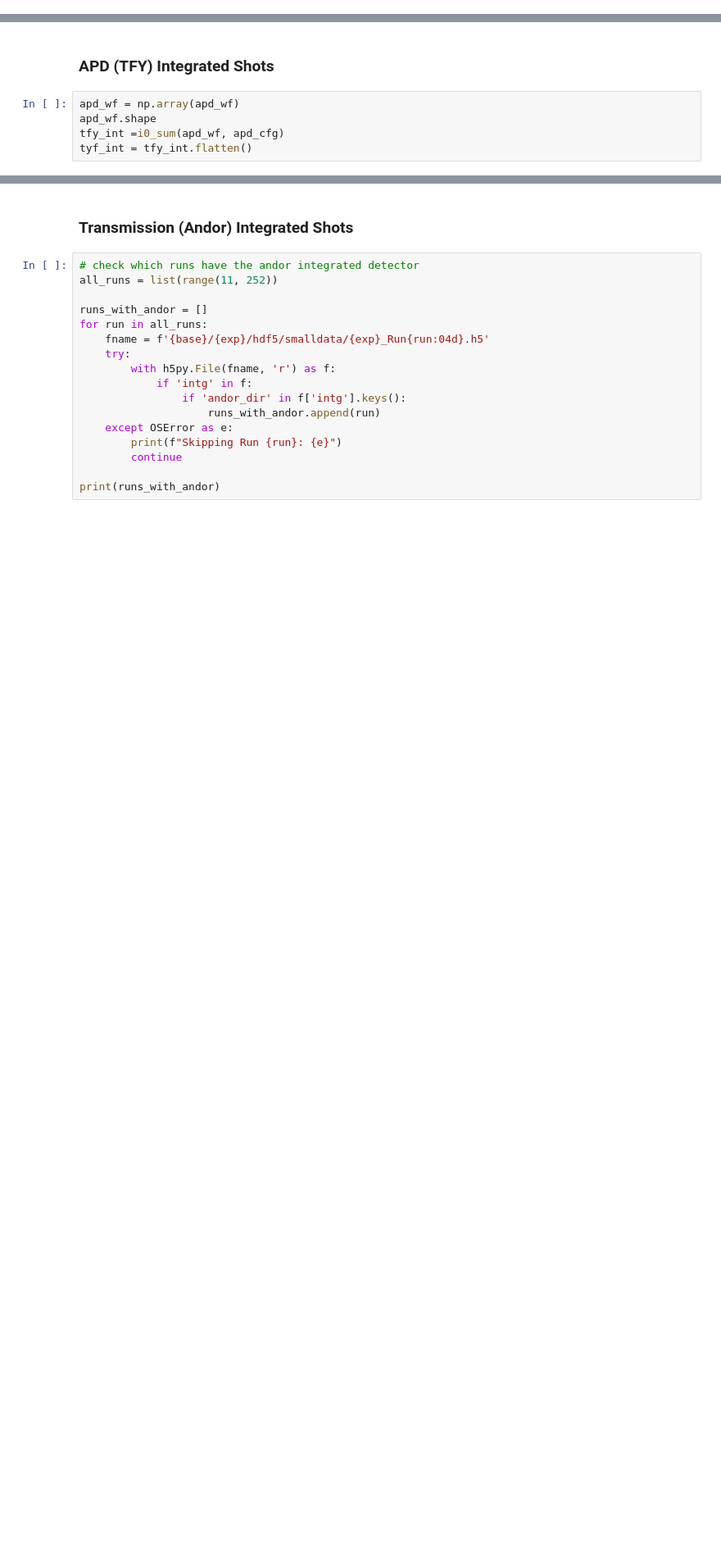
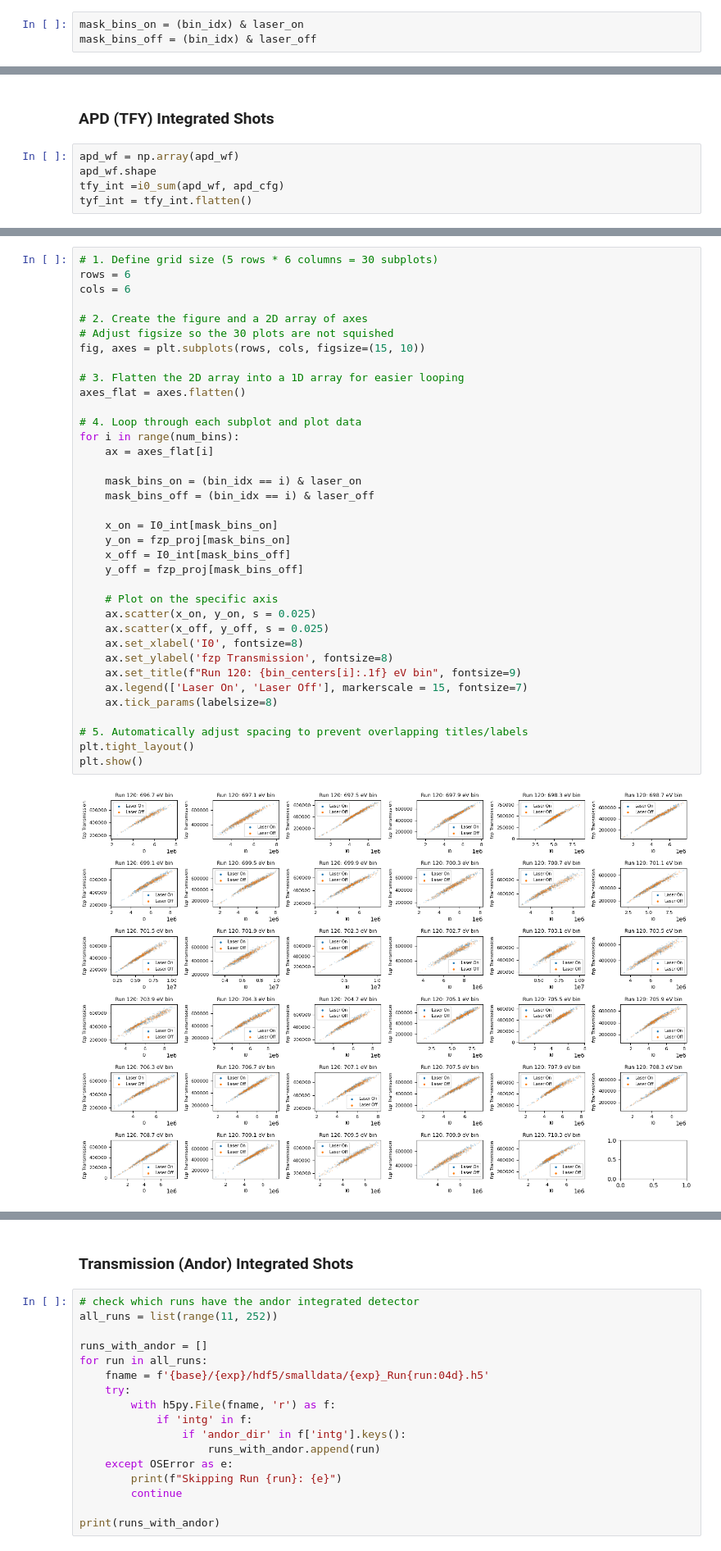
Before and after one commit to weijini777/DataAcceleratorChemRIXS, a Jupyter notebook: jupyter_notebook/correlations.ipynb, the cells around one changed output, grey strips where cells are left out. Shown at 82% size. Cells and saved outputs as stored; diff of their text form; blank space fills up the shorter version.

```diff
--- a/jupyter_notebook/correlations.ipynb
+++ b/jupyter_notebook/correlations.ipynb
@@ -58,3 +348,6 @@ apd_cfg = cfg['apd']
+# %%
+mask_bins_on = (bin_idx) & laser_on
+mask_bins_off = (bin_idx) & laser_off
 # %% [markdown]
 ### FIM (I0) Integrated Shots
 # %%
@@ -109,0 +503,38 @@ tyf_int = tfy_int.flatten()
+# %%
+# 1. Define grid size (5 rows * 6 columns = 30 subplots)
+rows = 6
+cols = 6
+
+# 2. Create the figure and a 2D array of axes
+# Adjust figsize so the 30 plots are not squished
+fig, axes = plt.subplots(rows, cols, figsize=(15, 10))
+
+# 3. Flatten the 2D array into a 1D array for easier looping
+axes_flat = axes.flatten()
+
+# 4. Loop through each subplot and plot data
+for i in range(num_bins):
+    ax = axes_flat[i]
+
+    mask_bins_on = (bin_idx == i) & laser_on
+    mask_bins_off = (bin_idx == i) & laser_off
+
+    x_on = I0_int[mask_bins_on]
+    y_on = fzp_proj[mask_bins_on]
+    x_off = I0_int[mask_bins_off]
+    y_off = fzp_proj[mask_bins_off]
+
+    # Plot on the specific axis
+    ax.scatter(x_on, y_on, s = 0.025)
+    ax.scatter(x_off, y_off, s = 0.025)
+    ax.set_xlabel('I0', fontsize=8)
+    ax.set_ylabel('fzp Transmission', fontsize=8)
+    ax.set_title(f"Run 120: {bin_centers[i]:.1f} eV bin", fontsize=9)
+    ax.legend(['Laser On', 'Laser Off'], markerscale = 15, fontsize=7)
+    ax.tick_params(labelsize=8)
+
+# 5. Automatically adjust spacing to prevent overlapping titles/labels
+plt.tight_layout()
+plt.show()
+# %% [output]
+[figure, added]
```
Also changed, not shown: parts of 87 cells of this notebook, 1 other file.
